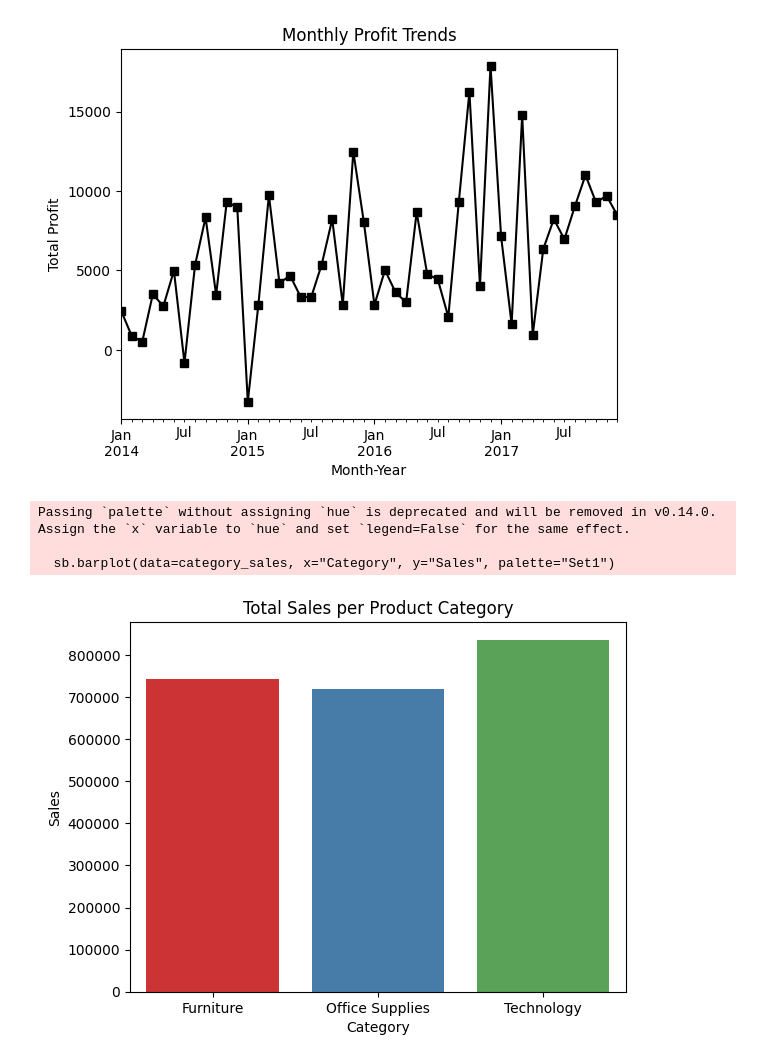
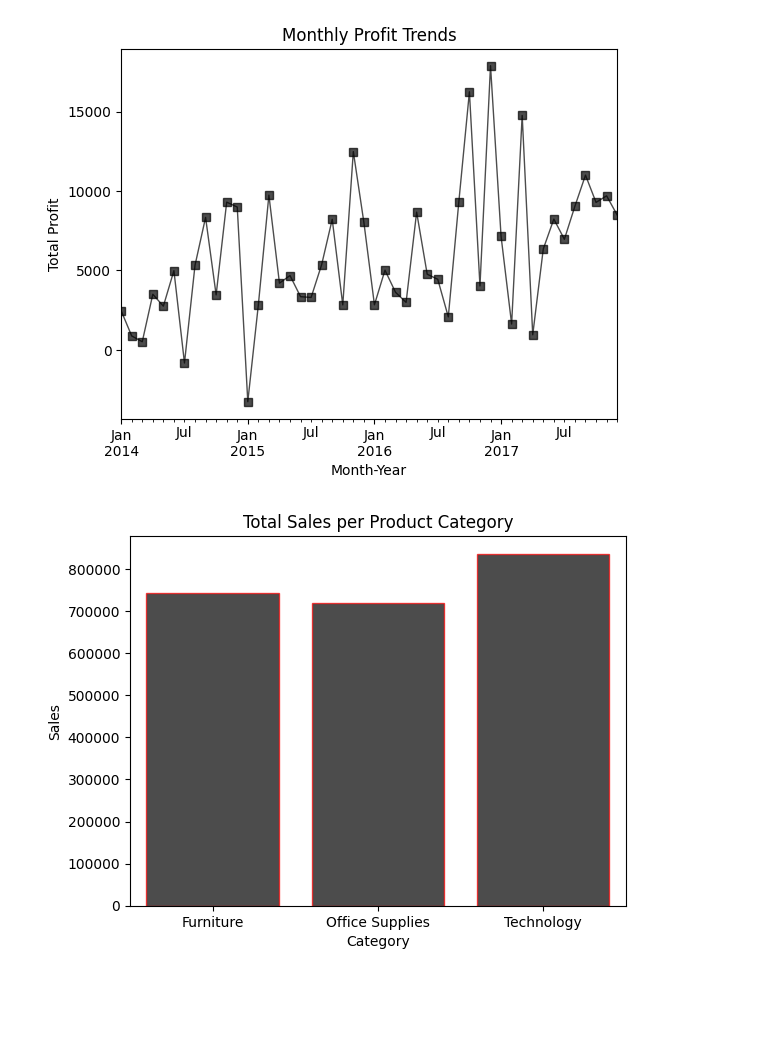
Before and after one commit to vutikurishanmukha9/PythonCourseWork, a Jupyter notebook: Assignments/06.Assignment.ipynb, the cells around one changed output. Drawn from its saved outputs; the diff is of its cells as text; code cells hidden in the pictures; blank space fills up the shorter version.

```diff
--- a/Assignments/06.Assignment.ipynb
+++ b/Assignments/06.Assignment.ipynb
@@ -27,27 +27,24 @@ df["Month-Year"] = df["Order Date"].dt.to_period("M")
 
 monthly_profit = df.groupby("Month-Year")["Profit"].sum()
 
-monthly_profit.plot(kind="line", marker="s", color="black")
+monthly_profit.plot(color='black', marker='s',linestyle='-',linewidth=1, alpha = 0.7)
 plt.title("Monthly Profit Trends")
 plt.xlabel("Month-Year")
 plt.ylabel("Total Profit")
 plt.show()
 # %% [output]
-[figure, old version]
+[figure, new version]
 # %%
 import seaborn as sb
 import matplotlib.pyplot as plt
 
 category_sales = df.groupby("Category")["Sales"].sum().reset_index()
 
-sb.barplot(data=category_sales, x="Category", y="Sales", palette="Set1")
+sb.barplot(data=category_sales, x="Category", y="Sales", color="black", edgecolor = 'red',alpha = 0.7)
 plt.title("Total Sales per Product Category")
 plt.ylabel("Sales")
 plt.xlabel("Category")
 plt.show()
 # %% [output]
-Passing `palette` without assigning `hue` is deprecated and will be removed in v0.14.0. Assign the `x` variable to `hue` and set `legend=False` for the same effect.
-
-  sb.barplot(data=category_sales, x="Category", y="Sales", palette="Set1")
-[figure, old version]
+[figure, new version]
 # %%
```
Also changed, not shown: parts of 7 cells of this notebook, 1 other file.
